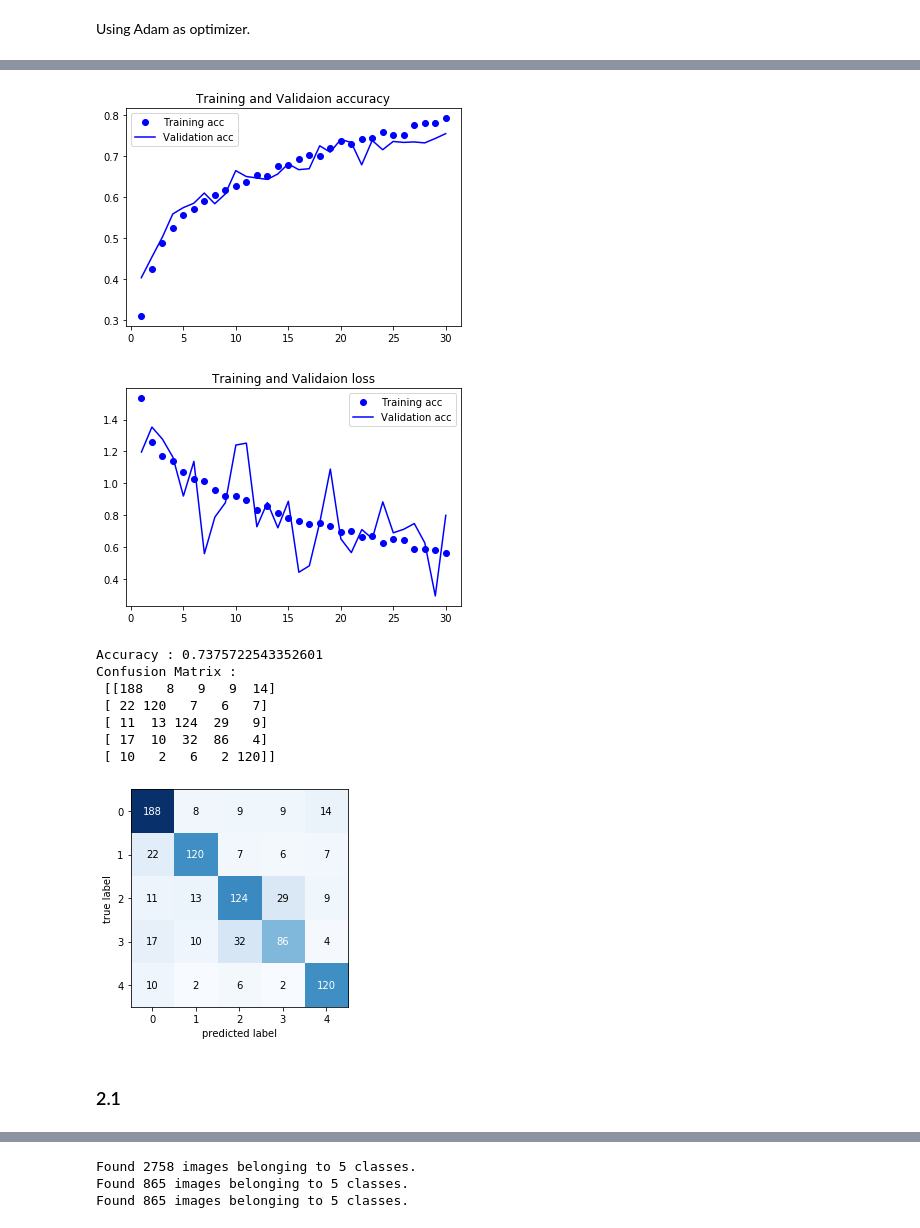
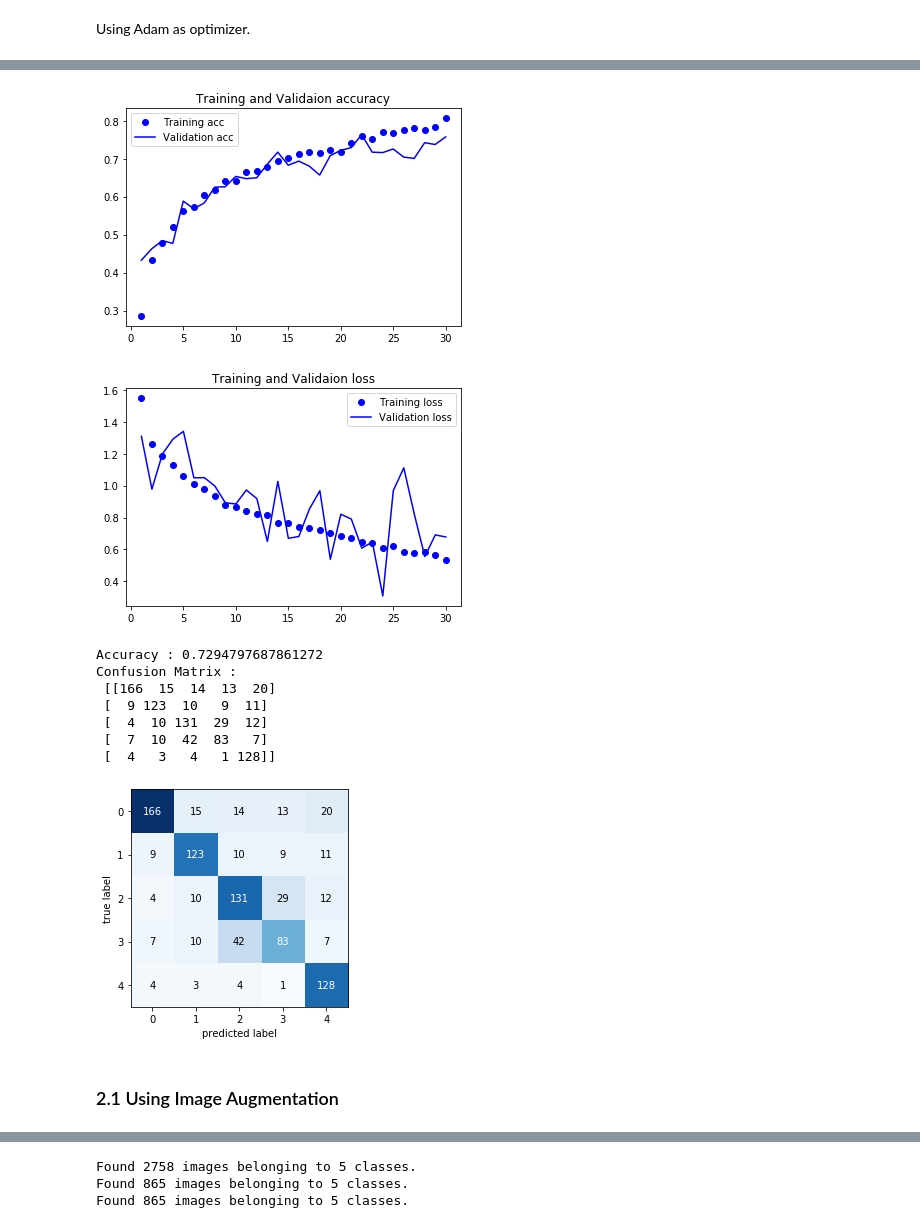
Before and after one commit to davidkwlarsson/edan95, a Jupyter notebook: Lab3/lab3.ipynb, the cells around one changed output, grey strips where cells are left out. Saved outputs shown, nothing was run; the diff lists cells and outputs as text; code cells hidden in the pictures.

```diff
--- a/Lab3/lab3.ipynb
+++ b/Lab3/lab3.ipynb
@@ -181,5 +189,5 @@ Found 865 images belonging to 5 classes.
 # %%
-retrain_model = False
+retrain_model = True
 # %%
 if retrain_model:
     history = model.fit_generator(train_generator,
@@ -335,27 +350,27 @@ else:
 # %%
 acc = history.history['acc']
 val_acc = history.history['val_acc']
 loss = history.history['loss']
 val_loss = history.history['val_loss']
 
 epochs = range(1, len(acc) + 1)
 
 plt.plot(epochs, acc, 'bo', label = 'Training acc')
 plt.plot(epochs, val_acc, 'b', label = 'Validation acc')
 plt.title('Training and Validaion accuracy')
 plt.legend()
 
 plt.figure()
 
-plt.plot(epochs, loss, 'bo', label = 'Training acc')
-plt.plot(epochs, val_loss, 'b', label = 'Validation acc')
+plt.plot(epochs, loss, 'bo', label = 'Training loss')
+plt.plot(epochs, val_loss, 'b', label = 'Validation loss')
 plt.title('Training and Validaion loss')
 plt.legend()
 
 plt.show()
 # %% [output]
-[figure, old version]
+[figure, new version]
-[figure, old version]
+[figure, new version]
 # %%
 y_hat = model2.predict_generator(test_generator)
 y_pred = np.argmax(y_hat, axis=1)
@@ -364,20 +379,20 @@ y = test_generator.classes
 print('Accuracy :', accuracy_score(y,y_pred))
 print('Confusion Matrix :\n', confusion_matrix(y, y_pred))
 # %% [output]
-Accuracy : 0.7375722543352601
+Accuracy : 0.7294797687861272
 Confusion Matrix :
- [[188   8   9   9  14]
- [ 22 120   7   6   7]
- [ 11  13 124  29   9]
- [ 17  10  32  86   4]
- [ 10   2   6   2 120]]
+ [[166  15  14  13  20]
+ [  9 123  10   9  11]
+ [  4  10 131  29  12]
+ [  7  10  42  83   7]
+ [  4   3   4   1 128]]
 # %%
 cm = confusion_matrix(y, y_pred)
 plot_confusion_matrix(cm);
 # %% [output]
-[figure, old version]
+[figure, new version]
 # %% [markdown]
-### 2.1
+### 2.1 Using Image Augmentation
 # %%
 datagen = ImageDataGenerator(rotation_range=40,
                              width_shift_range=0.2,
```
Also changed, not shown: parts of 52 cells of this notebook.
